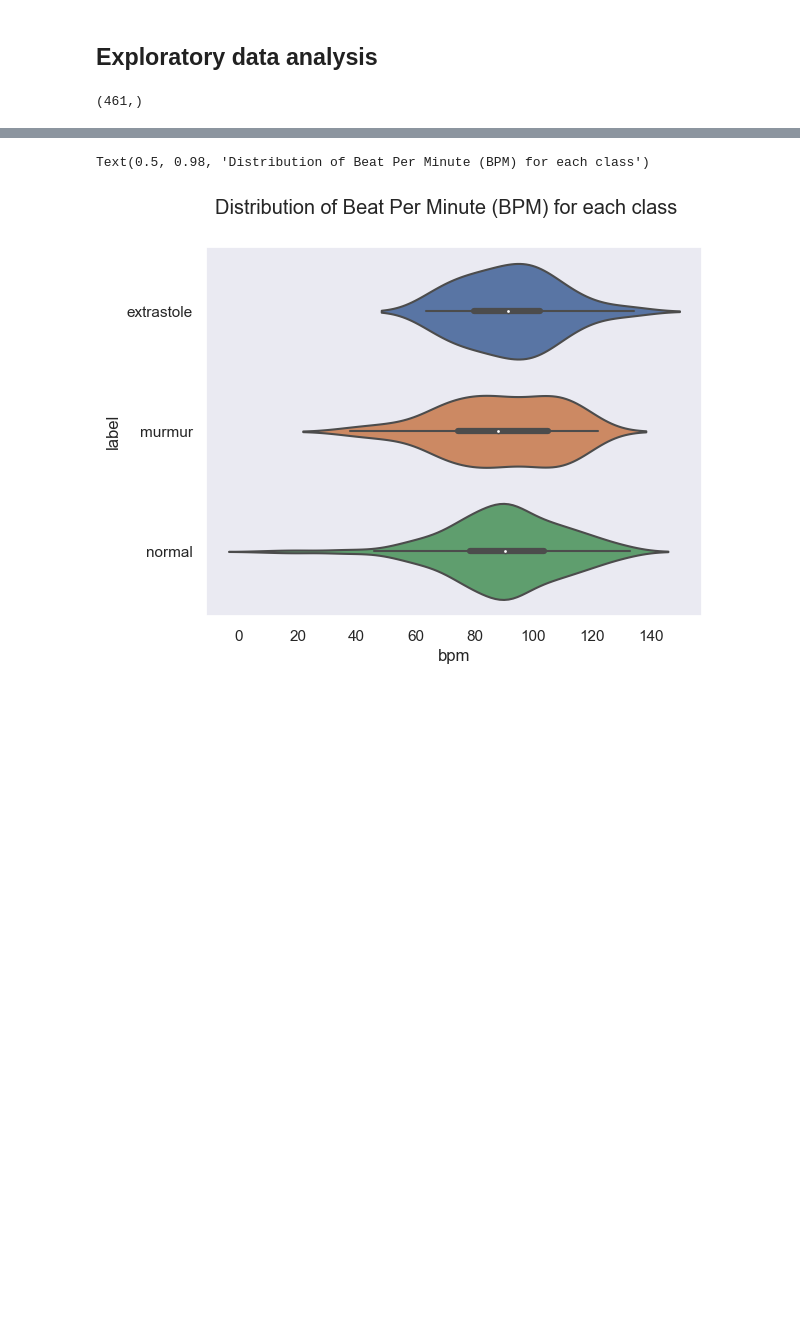
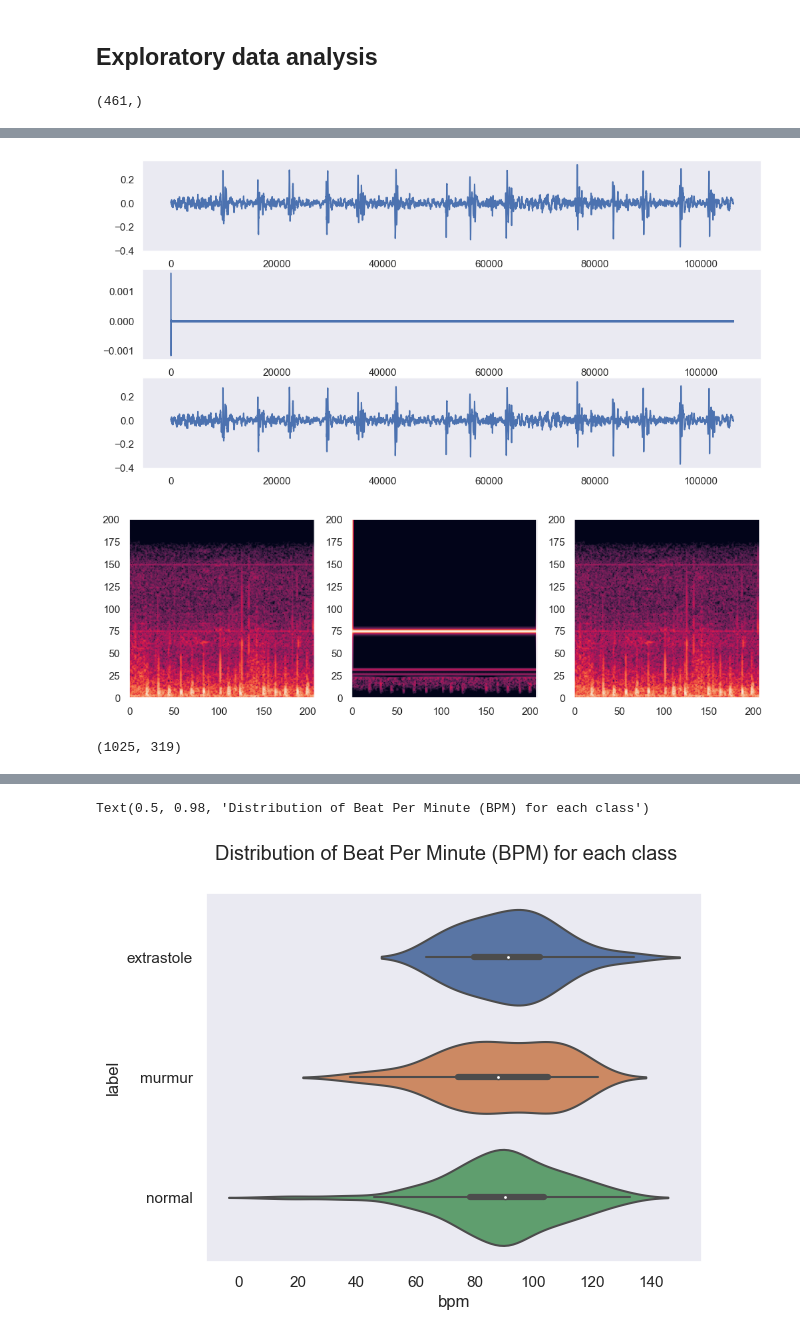
Before and after one commit to NattapolChan/SC1015-PROJECT, a Jupyter notebook: EDA.ipynb, the cells around one changed output, grey strips where cells are left out. Cells and saved outputs as stored; diff of their text form; code cells hidden in the pictures; blank space fills up the shorter version.

```diff
--- a/EDA.ipynb
+++ b/EDA.ipynb
@@ -69,0 +80,12 @@ Notice:
+# %%
+def fft_denoiser(x, n_components, to_real=True):
+    n = len(x)
+    fft = np.fft.fft(x, n)
+    PSD = fft * np.conj(fft) / n
+    _mask = PSD > n_components
+    fft = _mask * fft
+    clean_data = np.fft.ifft(fft)
+    if to_real:
+        clean_data = clean_data.real
+
+    return clean_data
@@ -69,0 +113,27 @@ Notice:
+# %%
+index = 150
+noised_data = fft_denoiser(dataset.dataset[index][0], 0.01)
+fft = librosa.amplitude_to_db(librosa.stft(dataset.dataset[index][0]))
+denoised_fft = librosa.amplitude_to_db(librosa.stft(dataset.dataset[index][0]-noised_data))
+noise_fft = librosa.amplitude_to_db(librosa.stft(noised_data))
+fig, axes = plt.subplots(3,1,figsize=(12,6))
+axes[0].plot(dataset.dataset[index][0])
+axes[1].plot(noised_data)
+axes[2].plot(dataset.dataset[index][0]-noised_data)
+
+plt.show()
+fig, axes = plt.subplots(1,3,figsize=(12,6))
+axes[0].imshow(fft)
+axes[0].set_ylim([0,200])
+axes[1].imshow(noise_fft)
+axes[1].set_ylim([0,200])
+axes[2].imshow(denoised_fft)
+axes[2].set_ylim([0,200])
+plt.show()
+# %% [output]
+[figure, added]
+[figure, added]
+# %%
+dataset.fft[100].shape
+# %% [output]
+(1025, 319)
```
Also changed, not shown: parts of 17 cells of this notebook, 4 other files.
